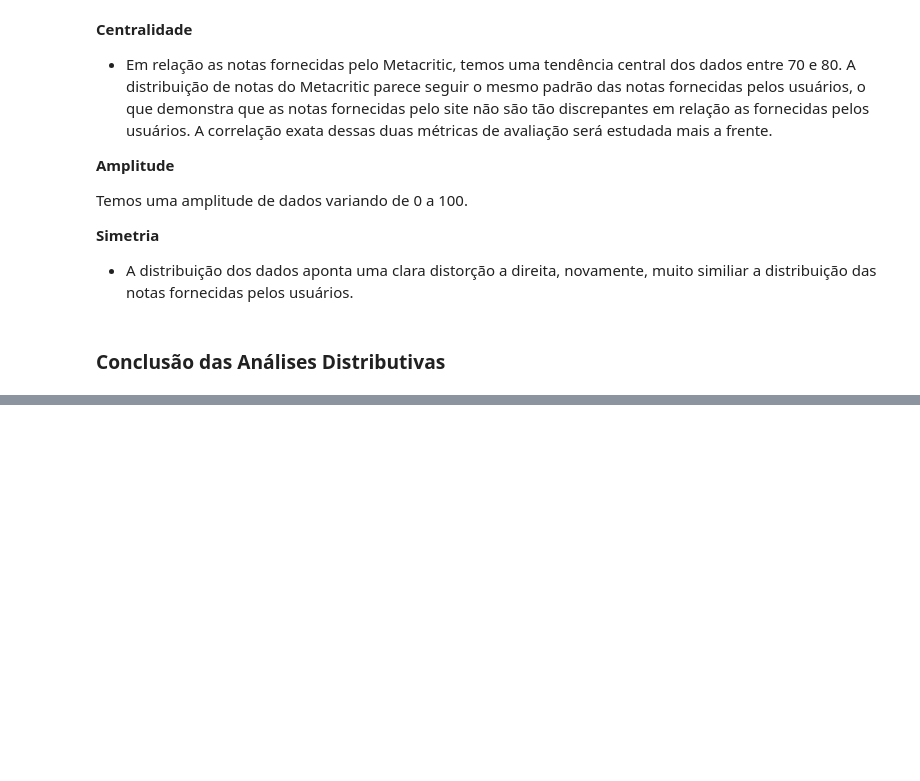
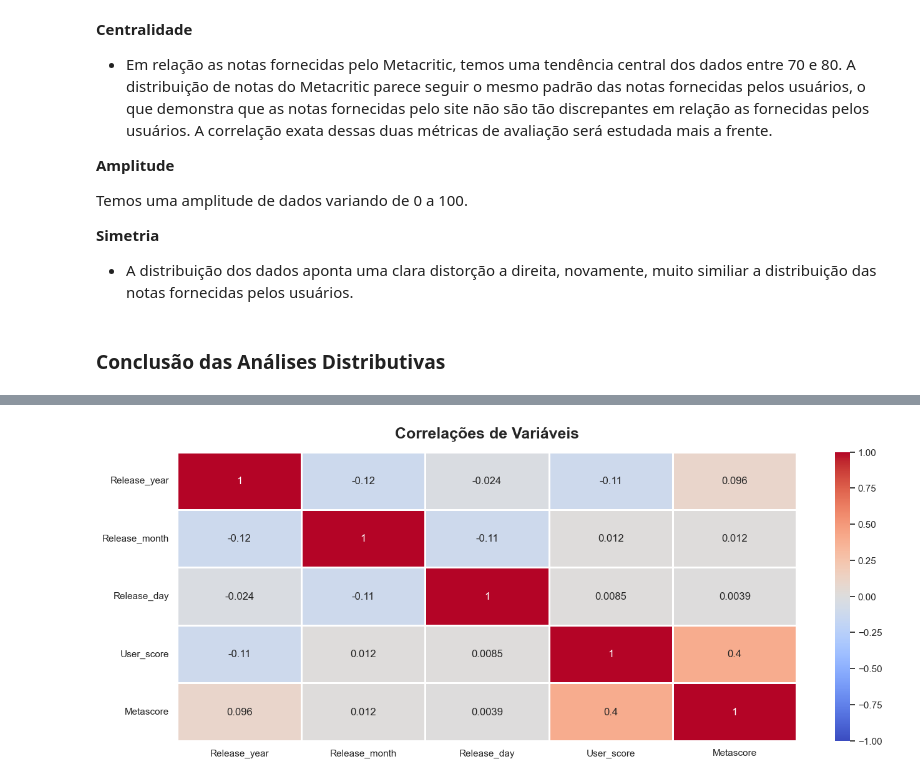
Before and after one commit to JoSEPHDev2022/Metacritc_Scores_Video_Games, a Jupyter notebook: analise_descritiva.ipynb, the cells around one changed output, grey strips where cells are left out. Drawn from its saved outputs; the diff is of its cells as text; code cells hidden in the pictures; blank space fills up the shorter version.

```diff
--- a/analise_descritiva.ipynb
+++ b/analise_descritiva.ipynb
@@ -806,0 +813,5 @@ Com a visualização dos data points e de suas distribuições utilizando Histog
+# %%
+# Criando matrix de correlações:
+correlation_matrix = data_clean.corr()
+
+correlation_matrix
@@ -806,0 +825,22 @@ Com a visualização dos data points e de suas distribuições utilizando Histog
+# %%
+# Definindo tamanho da figura:
+fig, ax = plt.subplots(figsize=(16, 6))
+
+# Setando uma máscara no Heatmap. Faz com que o plot seja triangular:
+#mask = np.triu(np.ones_like(correlation_matrix, dtype=np.bool))
+
+# Criando o Heatmap:
+ax = sns.heatmap(correlation_matrix,
+            #mask=mask,
+            vmin=-1,
+            vmax=1,
+            annot=True,
+            linewidths=1,
+            cmap='coolwarm')
+
+# Formatação:
+plt.title('Correlações de Variáveis', fontdict={'size': 18, 'weight': 'bold'}, pad=16)
+
+plt.show()
+# %% [output]
+[figure, added]
```
Also changed, not shown: parts of 32 cells of this notebook.
